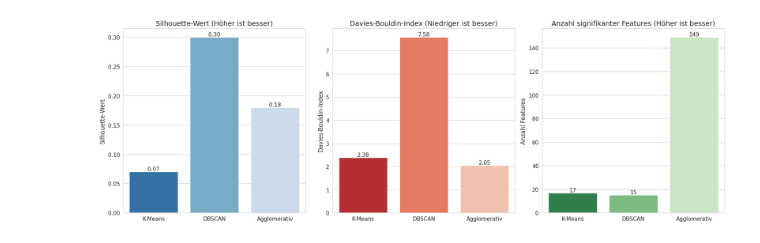
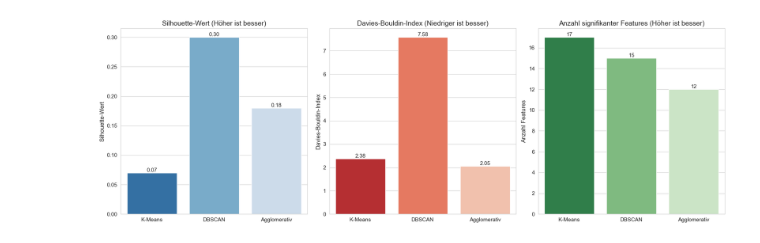
Before and after one commit to ifodor/Verkehrsunfallanalyse, a Jupyter notebook: Algorithmus_Vergleich/Algorithmus-Vergleich.ipynb, the cells around one changed output. Cells and saved outputs as stored; diff of their text form; code cells hidden in the pictures.

```diff
--- a/Algorithmus_Vergleich/Algorithmus-Vergleich.ipynb
+++ b/Algorithmus_Vergleich/Algorithmus-Vergleich.ipynb
@@ -10,7 +10,7 @@ data = {
     "Methode": ["K-Means", "DBSCAN", "Agglomerativ"],
     "Silhouette": [0.07, 0.30, 0.18],
     "Davies-Bouldin": [2.38, 7.58, 2.05],
-    "Signifikante Features": [17, 15, 149]
+    "Signifikante Features": [17, 15, 12]
 }
 df = pd.DataFrame(data)
 
@@ -41,32 +41,32 @@ for container in plot1.containers:
     plot1.bar_label(container, fmt="%.2f", fontsize=11)
 
 # -------------------------------------
 # 5. Plot 2: Davies-Bouldin-Index
 # -------------------------------------
 plot2 = sns.barplot(x="Methode", y="Davies-Bouldin", hue="Methode", data=df, ax=axes[1], palette="Reds_r", legend=False)
 axes[1].set_title("Davies-Bouldin-Index (Niedriger ist besser)", fontsize=title_size)
 axes[1].set_ylabel("Davies-Bouldin-Index", fontsize=label_size)
 axes[1].set_xlabel("")
 axes[1].tick_params(axis="both", labelsize=tick_size)
 for container in plot2.containers:
     plot2.bar_label(container, fmt="%.2f", fontsize=11)
 
 # -------------------------------------
 # 6. Plot 3: Anzahl signifikanter Features
 # -------------------------------------
 plot3 = sns.barplot(x="Methode", y="Signifikante Features", hue="Methode", data=df, ax=axes[2], palette="Greens_r", legend=False)
 axes[2].set_title("Anzahl signifikanter Features (Höher ist besser)", fontsize=title_size)
 axes[2].set_ylabel("Anzahl Features", fontsize=label_size)
 axes[2].set_xlabel("")
 axes[2].tick_params(axis="both", labelsize=tick_size)
 for container in plot3.containers:
     plot3.bar_label(container, fmt="%.0f", fontsize=11)
 
 # -------------------------------------
 # 7. Layout finalisieren
 # -------------------------------------
 plt.tight_layout()
-plt.savefig("Clustering_Evaluation_Horizontal.png", dpi=100)
+plt.savefig("output/plots/Clustering_Evaluation_Horizontal.png", dpi=100)
 plt.show()
 # %% [output]
-[figure, old version]
+[figure, new version]
```
Also changed, not shown: 1 other file.
